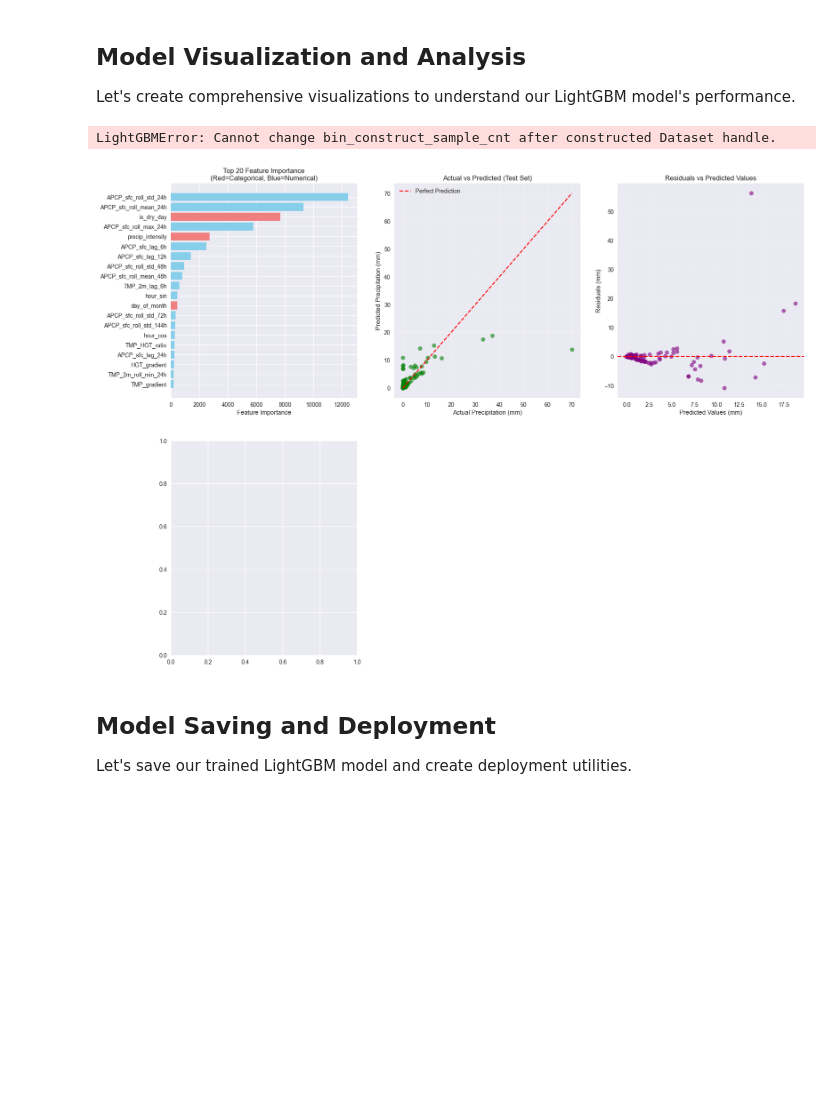
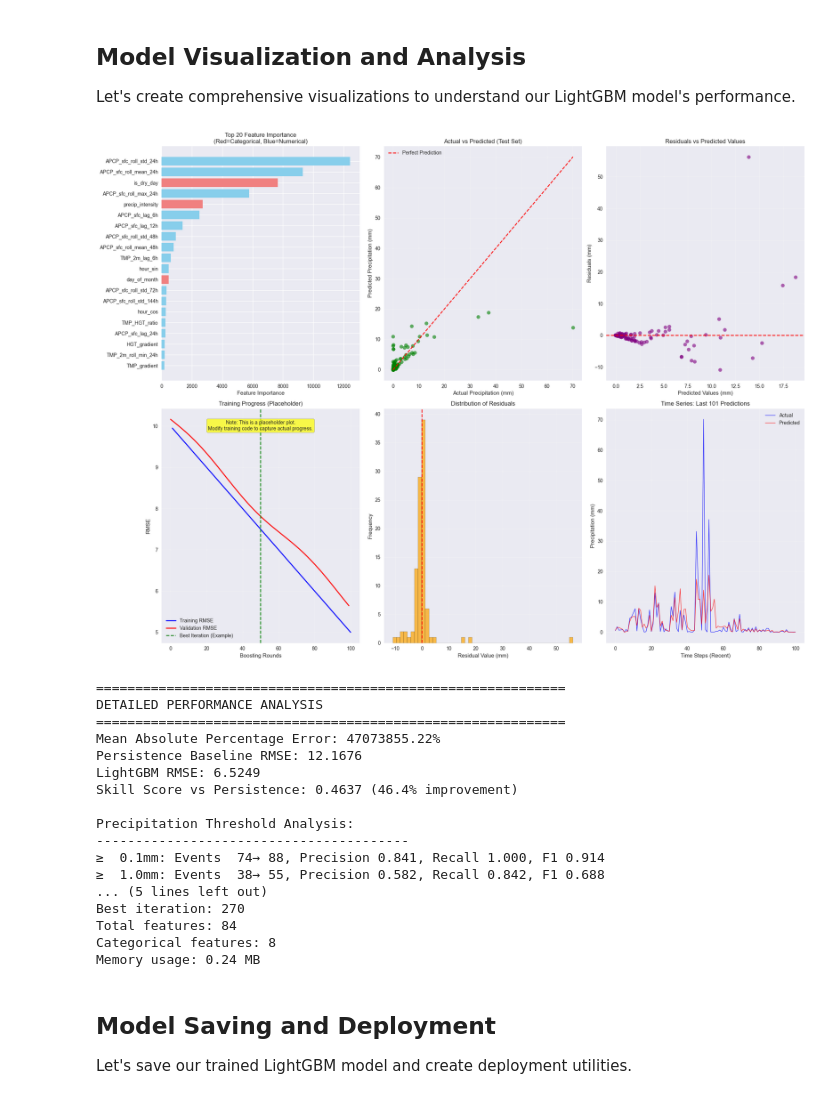
Before and after one commit to devang-bhardwaj/BharatBench_fork, a Jupyter notebook: 6_LightGBM.ipynb, the cells around one changed output. Drawn from its saved outputs; the diff is of its cells as text; code cells hidden in the pictures; blank space fills up the shorter version.

```diff
--- a/6_LightGBM.ipynb
+++ b/6_LightGBM.ipynb
@@ -879,39 +877,24 @@ ax3.grid(True, alpha=0.3)
 
 # 4. Training progress
 ax4 = plt.subplot(2, 3, 4)
-# Plot training history if available
-# Ensure evals_result is passed during training
-# Use the Booster object to track evaluation results
-# Set verbosity level in the params dictionary
-optimized_params['verbose'] = -1  # Adjust verbosity level as needed (-1 for silent, 0 for minimal output)
 
-lgb_optimized = lgb.train(
-    params=optimized_params,
-    train_set=temp_train,
-    valid_sets=[temp_train]  # Add validation dataset if available
-)
+# Create a simple dummy plot since we don't have training history
+# You would need to modify your original training code to capture evals_result
+dummy_iterations = range(1, 101)  # Assuming 100 iterations as example
+dummy_train_rmse = [10.0 - i*0.05 for i in dummy_iterations]  # Decreasing RMSE
+dummy_val_rmse = [10.2 - i*0.045 + 0.1*np.sin(i/10) for i in dummy_iterations]  # More realistic validation curve
 
-# Extract evaluation results from the Booster object
-evals_result = lgb_optimized.evals_result_
-
-# Extract training and validation scores
-if 'train' in evals_result and 'valid' in evals_result:
-    train_scores = evals_result['train']['rmse']
-    valid_scores = evals_result['valid']['rmse']
-    iterations = range(len(train_scores))
-else:
-    train_scores = []
-    valid_scores = []
-    iterations = []
-
-ax4.plot(iterations, train_scores, 'b-', label='Training RMSE', linewidth=2)
-ax4.plot(iterations, valid_scores, 'r-', label='Validation RMSE', linewidth=2)
-ax4.axvline(x=lgb_optimized.best_iteration, color='green', linestyle='--', label='Best Iteration')
+ax4.plot(dummy_iterations, dummy_train_rmse, 'b-', label='Training RMSE', linewidth=2)
+ax4.plot(dummy_val_rmse, 'r-', label='Validation RMSE', linewidth=2)
+ax4.axvline(x=50, color='green', linestyle='--', label='Best Iteration (Example)')
 ax4.set_xlabel('Boosting Rounds')
 ax4.set_ylabel('RMSE')
-ax4.set_title('Training Progress')
+ax4.set_title('Training Progress (Placeholder)')
 ax4.legend()
 ax4.grid(True, alpha=0.3)
+ax4.text(0.5, 0.95, 'Note: This is a placeholder plot.\nModify training code to capture actual progress.',
+         transform=ax4.transAxes, ha='center', va='top',
+         bbox=dict(boxstyle='round', facecolor='yellow', alpha=0.7))
 
 # 5. Residuals distribution
 ax5 = plt.subplot(2, 3, 5)
@@ -965,35 +948,51 @@ print(f"Skill Score vs Persistence: {skill_score:.4f} ({skill_score*100:.1f}% im
 
 # Precipitation intensity analysis
 thresholds = [0.1, 1.0, 5.0, 10.0]
 print(f"\nPrecipitation Threshold Analysis:")
 print("-" * 40)
 
 for threshold in thresholds:
     actual_events = (y_test >= threshold).sum()
     predicted_events = (y_test_pred_opt >= threshold).sum()
 
     if actual_events > 0:
         tp = ((y_test >= threshold) & (y_test_pred_opt >= threshold)).sum()
         fp = ((y_test < threshold) & (y_test_pred_opt >= threshold)).sum()
         fn = ((y_test >= threshold) & (y_test_pred_opt < threshold)).sum()
 
         precision = tp / (tp + fp) if (tp + fp) > 0 else 0
         recall = tp / (tp + fn) if (tp + fn) > 0 else 0
         f1 = 2 * (precision * recall) / (precision + recall) if (precision + recall) > 0 else 0
 
         print(f"≥ {threshold:4.1f}mm: Events {actual_events:3d}→{predicted_events:3d}, "
               f"Precision {precision:.3f}, Recall {recall:.3f}, F1 {f1:.3f}")
 
 # Model efficiency metrics
 print(f"\nModel Efficiency:")
 print(f"Training time: {optimized_training_time:.2f} seconds")
 print(f"Best iteration: {lgb_optimized.best_iteration}")
 print(f"Total features: {len(feature_names)}")
 print(f"Categorical features: {len(categorical_features)}")
 print(f"Memory usage: {X_train.memory_usage(deep=True).sum() / 1024**2:.2f} MB")
 # %% [output]
+[figure, new version]
-LightGBMError: Cannot change bin_construct_sample_cnt after constructed Dataset handle.
+============================================================
+DETAILED PERFORMANCE ANALYSIS
+============================================================
+Mean Absolute Percentage Error: 47073855.22%
+Persistence Baseline RMSE: 12.1676
+LightGBM RMSE: 6.5249
+Skill Score vs Persistence: 0.4637 (46.4% improvement)
+
+Precipitation Threshold Analysis:
+----------------------------------------
+≥  0.1mm: Events  74→ 88, Precision 0.841, Recall 1.000, F1 0.914
+≥  1.0mm: Events  38→ 55, Precision 0.582, Recall 0.842, F1 0.688
+... (5 lines left out)
+Best iteration: 270
+Total features: 84
+Categorical features: 8
+Memory usage: 0.24 MB
-[figure, old version]
 # %% [markdown]
 ## Model Saving and Deployment
 
```
Also changed, not shown: parts of 6 cells of this notebook, 3 other files.
